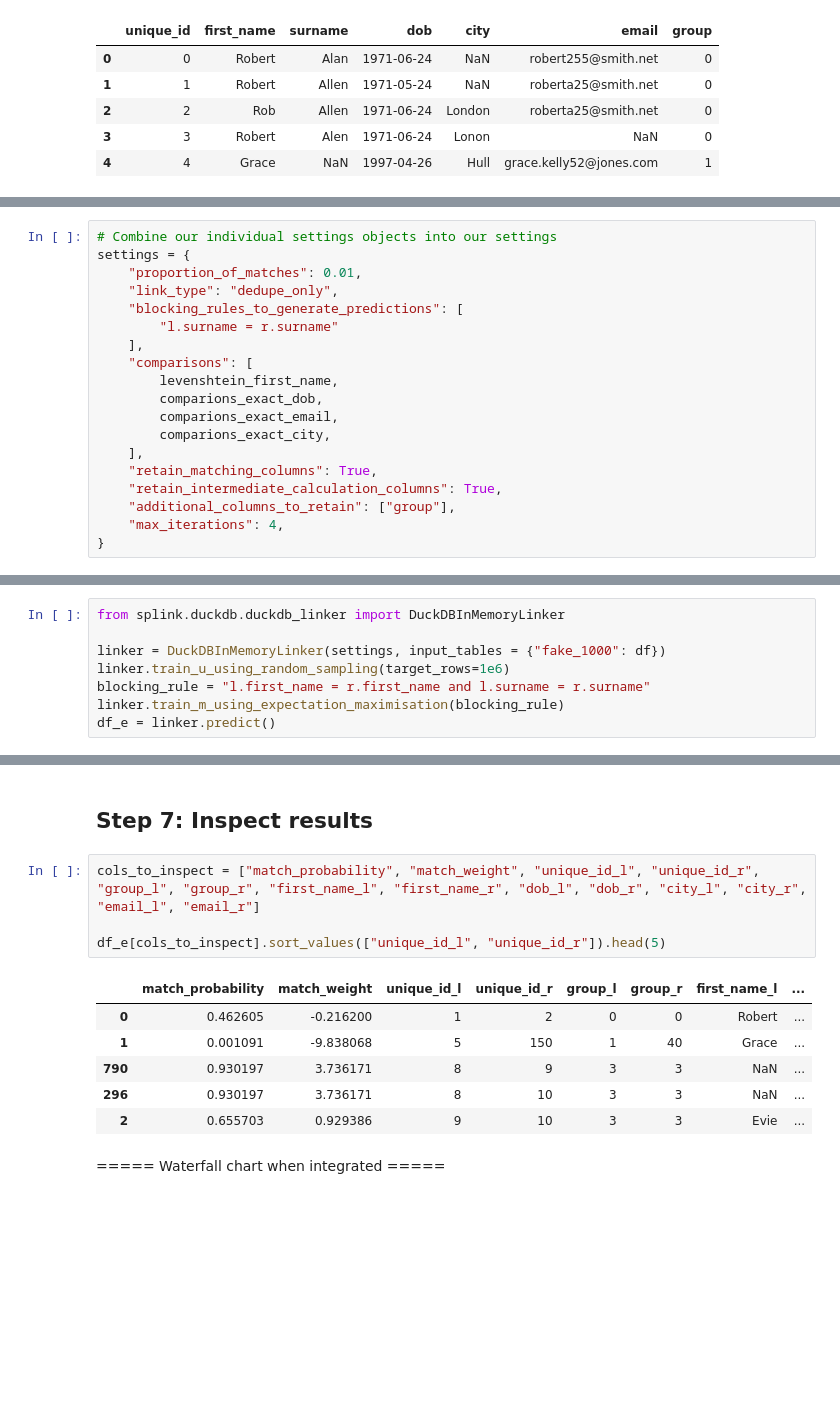
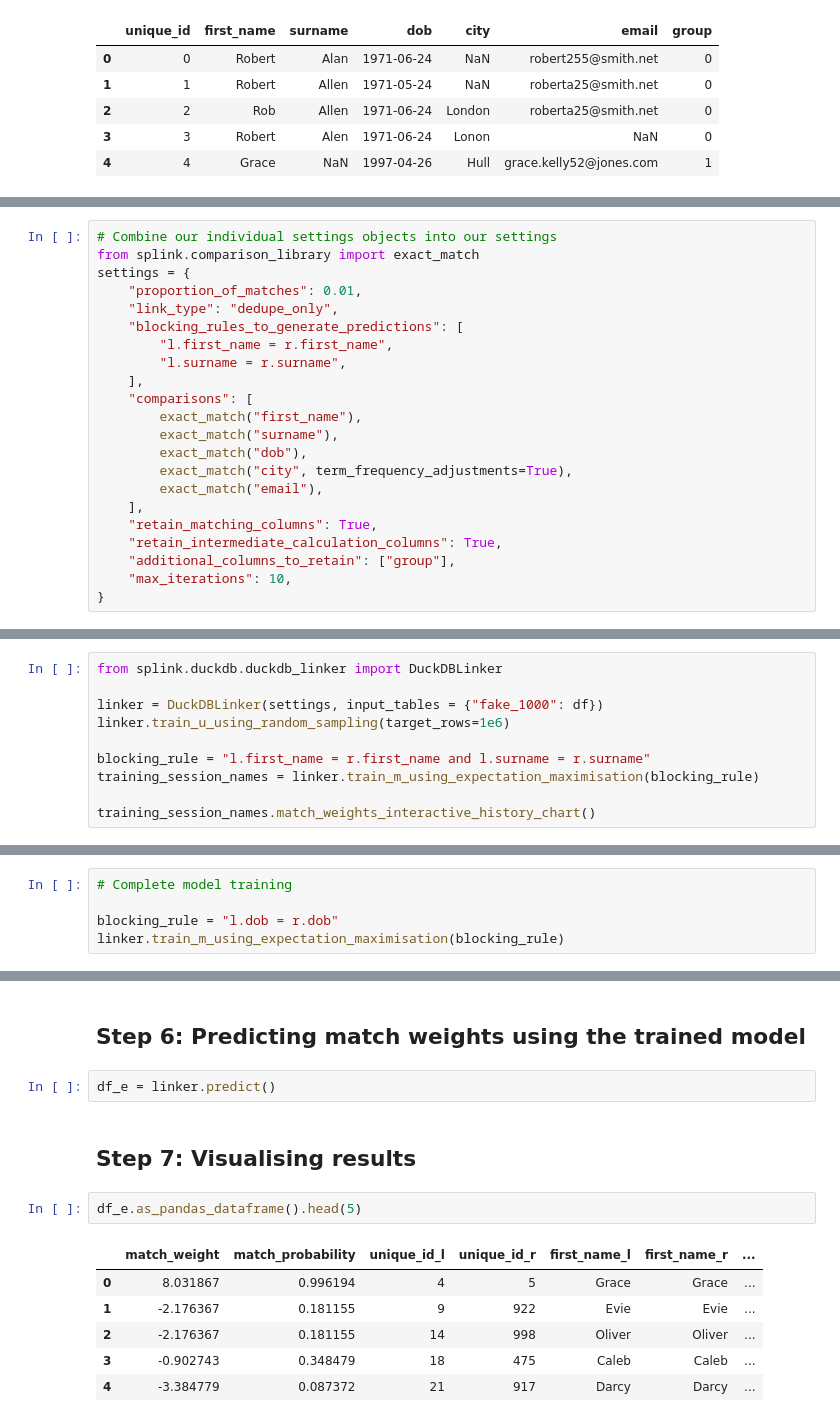
Before and after one commit to moj-analytical-services/splink_demos, a Jupyter notebook: quickstart_demo_deduplication.ipynb, the cells around one changed output, grey strips where cells are left out. Drawn from its saved outputs; the diff is of its cells as text; blank space fills up the shorter version.

```diff
--- a/quickstart_demo_deduplication.ipynb
+++ b/quickstart_demo_deduplication.ipynb
@@ -73,21 +34,24 @@ comparions_exact_email = {
 # %%
 # Combine our individual settings objects into our settings
+from splink.comparison_library import exact_match
 settings = {
     "proportion_of_matches": 0.01,
     "link_type": "dedupe_only",
     "blocking_rules_to_generate_predictions": [
-        "l.surname = r.surname"
+        "l.first_name = r.first_name",
+        "l.surname = r.surname",
     ],
     "comparisons": [
-        levenshtein_first_name,
-        comparions_exact_dob,
-        comparions_exact_email,
-        comparions_exact_city,
+        exact_match("first_name"),
+        exact_match("surname"),
+        exact_match("dob"),
+        exact_match("city", term_frequency_adjustments=True),
+        exact_match("email"),
     ],
     "retain_matching_columns": True,
     "retain_intermediate_calculation_columns": True,
     "additional_columns_to_retain": ["group"],
-    "max_iterations": 4,
+    "max_iterations": 10,
 }
 # %% [markdown]
 In words, this setting dictionary says:
@@ -130,11 +84,13 @@ While `duckdb` is now the default recommendation, you are free to choose whichev
 
 This is equivalent to running `linker.get_scored_comparisons()` from within `splink2`.
 # %%
-from splink.duckdb.duckdb_linker import DuckDBInMemoryLinker
+from splink.duckdb.duckdb_linker import DuckDBLinker
 
-linker = DuckDBInMemoryLinker(settings, input_tables = {"fake_1000": df})
+linker = DuckDBLinker(settings, input_tables = {"fake_1000": df})
 linker.train_u_using_random_sampling(target_rows=1e6)
+
 blocking_rule = "l.first_name = r.first_name and l.surname = r.surname"
-linker.train_m_using_expectation_maximisation(blocking_rule)
-df_e = linker.predict()
+training_session_names = linker.train_m_using_expectation_maximisation(blocking_rule)
+
+training_session_names.match_weights_interactive_history_chart()
 # %% [output]
@@ -146,0 +114,5 @@ Proportion of matches not fully trained, current estimates are [0.04992851502119
+# %%
+# Complete model training
+
+blocking_rule = "l.dob = r.dob"
+linker.train_m_using_expectation_maximisation(blocking_rule)
@@ -147,15 +139,15 @@ Proportion of matches not fully trained, current estimates are [0.04992851502119
+# %% [markdown]
+## Step 6: Predicting match weights using the trained model
+# %%
+df_e = linker.predict()
 # %% [markdown]
-## Step 7: Inspect results
+## Step 7: Visualising results
-# %%
-cols_to_inspect = ["match_probability", "match_weight", "unique_id_l", "unique_id_r", "group_l", "group_r", "first_name_l", "first_name_r", "dob_l", "dob_r", "city_l", "city_r", "email_l", "email_r"]
-
-df_e[cols_to_inspect].sort_values(["unique_id_l", "unique_id_r"]).head(5)
-# %% [output]
-|  | match_probability | match_weight | unique_id_l | unique_id_r | group_l | group_r | first_name_l | ... |
-| 0 | 0.462605 | -0.216200 | 1 | 2 | 0 | 0 | Robert | ... |
-| 1 | 0.001091 | -9.838068 | 5 | 150 | 1 | 40 | Grace | ... |
-| 790 | 0.930197 | 3.736171 | 8 | 9 | 3 | 3 | NaN | ... |
-| 296 | 0.930197 | 3.736171 | 8 | 10 | 3 | 3 | NaN | ... |
-| 2 | 0.655703 | 0.929386 | 9 | 10 | 3 | 3 | Evie | ... |
-# %% [markdown]
-===== Waterfall chart when integrated =====
+# %%
+df_e.as_pandas_dataframe().head(5)
+# %% [output]
+|  | match_weight | match_probability | unique_id_l | unique_id_r | first_name_l | first_name_r | ... |
+| 0 | 8.031867 | 0.996194 | 4 | 5 | Grace | Grace | ... |
+| 1 | -2.176367 | 0.181155 | 9 | 922 | Evie | Evie | ... |
+| 2 | -2.176367 | 0.181155 | 14 | 998 | Oliver | Oliver | ... |
+| 3 | -0.902743 | 0.348479 | 18 | 475 | Caleb | Caleb | ... |
+| 4 | -3.384779 | 0.087372 | 21 | 917 | Darcy | Darcy | ... |
```
Also changed, not shown: parts of 14 cells of this notebook, 4 other files.
